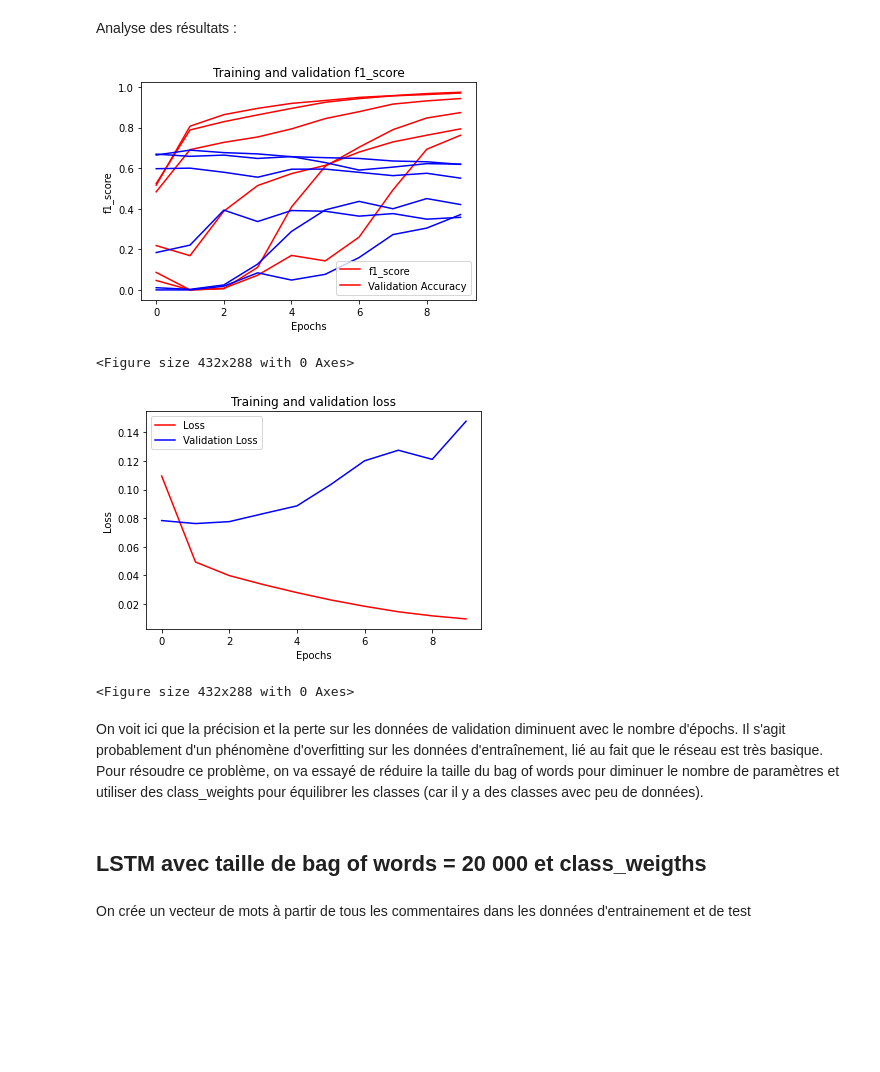
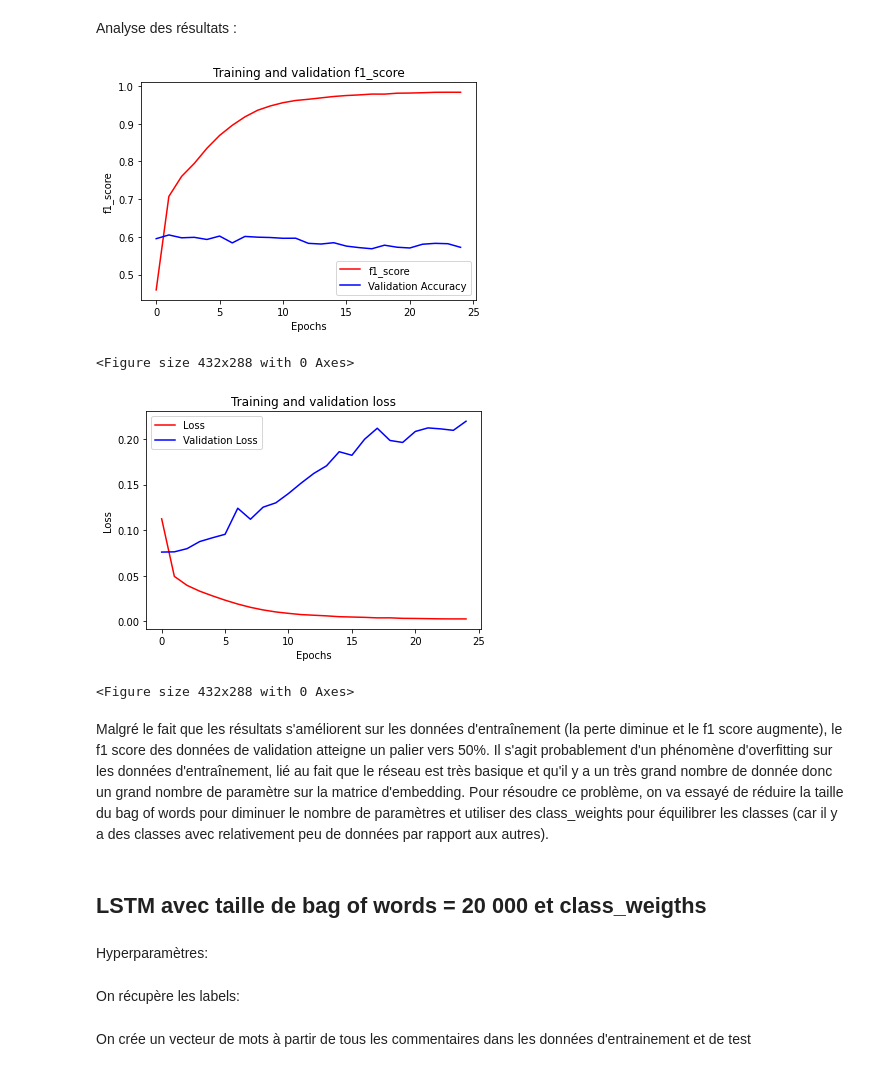
Before and after one commit to Giraud-Pierre/Toxic_Comment_classification, a Jupyter notebook: Classification_commentaires_toxiques_2.ipynb, the cells around one changed output. Saved outputs shown, nothing was run; the diff lists cells and outputs as text; code cells hidden in the pictures; blank space fills up the shorter version.

```diff
--- a/Classification_commentaires_toxiques_2.ipynb
+++ b/Classification_commentaires_toxiques_2.ipynb
@@ -715,8 +700,8 @@ test_data.to_csv('/content/drive/MyDrive/NLP_4A/Projet/cleaned_test.csv', index=
 # %% [markdown]
 Une fois les étapes précédentes réalisé une fois, on peut directement recharger les données directement dans leur fichier de sauvegarde et passer à la suite
 # %%
-training_data = pd.read_csv('/content/drive/MyDrive/cleaned_data.csv')
-test_data = pd.read_csv('/content/drive/MyDrive/cleaned_test.csv')
+training_data = pd.read_csv('/content/drive/MyDrive/NLP_4A/Projet/cleaned_data.csv')
+test_data = pd.read_csv('/content/drive/MyDrive/NLP_4A/Projet/cleaned_test.csv')
 training_data.head()
 # %% [output]
 |  | comment_text | toxic | severe_toxic | obscene | threat | insult | identity_hate |
@@ -865,7 +850,7 @@ test_sequences = tokenizer.texts_to_sequences([*test_data['comment_text']])
 # %% [markdown]
 On sépare les vecteurs des données d'entraînement de celles des données de test
 # %%
-num_epochs = 10
+num_epochs = 25
 
 training_padded = np.array(pad_sequences(training_sequences, maxlen=max_length, padding=padding_type, truncating=trunc_type))
 training_labels = np.array(training_labels)
@@ -901,5 +886,5 @@ Compilation du modèle en utilisant le f1_score:
 # %%
-model.compile(loss='binary_crossentropy',optimizer='adam',metrics=F1Score(6, threshold = 0.5))
+model.compile(loss='binary_crossentropy',optimizer='adam',metrics=F1Score(6, threshold = 0.5, average = 'weighted'))
 # %% [markdown]
 Entraînement du modèle en utilisant un callback pour sauvegarder les modèles pour pouvoir les réutiliser plus tard:
 # %%
@@ -910,7 +895,7 @@ history = model.fit(training_padded,
                       batch_size = 256,
                       verbose=1,
                       callbacks = ModelCheckpoint(
-                          '/content/drive/MyDrive/NLP_4A/Projet/Model/lstm_test_{0}_{1}.h5'.format(epochs,val_loss),
+                          '/content/drive/MyDrive/NLP_4A/Projet/Model/lstm_class_weights-{epoch:02d}-{val_loss:.2f}.h5',
                           save_best_only = True, verbose=0, mode='auto', save_freq='epoch'))
 
 print("Training Complete")
@@ -939,44 +924,46 @@ Analyse des résultats :
 # Retrieve a list of list results on training and test data
 # sets for each training epoch
 #-----------------------------------------------------------
-acc=history.history['f1_score']
-val_acc=history.history['val_f1_score']
+f1=history.history['f1_score']
+val_f1=history.history['val_f1_score']
 loss=history.history['loss']
 val_loss=history.history['val_loss']
 
-epochs=range(len(acc)) # Get number of epochs
+epochs=range(len(f1)) # Get number of epochs
 
 #------------------------------------------------
 # Plot training and validation accuracy per epoch
 #------------------------------------------------
-plt.plot(epochs, acc, 'r')
-plt.plot(epochs, val_acc, 'b')
+plt.plot(epochs, f1, 'r')
+plt.plot(epochs, val_f1, 'b')
 plt.title('Training and validation f1_score')
 plt.xlabel("Epochs")
 plt.ylabel("f1_score")
 plt.legend(["f1_score", "Validation Accuracy"])
 
 plt.figure()
 plt.show()
 
 #------------------------------------------------
 # Plot training and validation loss per epoch
 #------------------------------------------------
 plt.plot(epochs, loss, 'r')
 plt.plot(epochs, val_loss, 'b')
 plt.title('Training and validation loss')
 plt.xlabel("Epochs")
 plt.ylabel("Loss")
 plt.legend(["Loss", "Validation Loss"])
 
 plt.figure()
 plt.show()
 # %% [output]
-[figure, old version]
+[figure, new version]
 <Figure size 432x288 with 0 Axes>
-[figure, old version]
+[figure, new version]
 <Figure size 432x288 with 0 Axes>
 # %% [markdown]
-On voit ici que la précision et la perte sur les données de validation diminuent avec le nombre d'épochs. Il s'agit probablement d'un phénomène d'overfitting sur les données d'entraînement, lié au fait que le réseau est très basique. Pour résoudre ce problème, on va essayé de réduire la taille du bag of words pour diminuer le nombre de paramètres et utiliser des class_weights pour équilibrer les classes (car il y a des classes avec peu de données).
+Malgré le fait que les résultats s'améliorent sur les données d'entraînement (la perte diminue et le f1 score augmente), le f1 score des données de validation atteigne un palier vers 50%. Il s'agit probablement d'un phénomène d'overfitting sur les données d'entraînement, lié au fait que le réseau est très basique et qu'il y a un très grand nombre de donnée donc un grand nombre de paramètre sur la matrice d'embedding. Pour résoudre ce problème, on va essayé de réduire la taille du bag of words pour diminuer le nombre de paramètres et utiliser des class_weights pour équilibrer les classes (car il y a des classes avec relativement peu de données par rapport aux autres).
 # %% [markdown]
 ## LSTM avec taille de bag of words = 20 000 et class_weigths
+# %% [markdown]
+Hyperparamètres:
@@ -983,3 +978,5 @@ On voit ici que la précision et la perte sur les données de validation diminue
+# %% [markdown]
+On récupère les labels:
 # %%
 training_labels = [*training_data.drop(['comment_text'],axis=1).values]
 test_labels = [*test_data.drop(['comment_text'],axis=1).values]
```
Also changed, not shown: parts of 117 cells of this notebook.
